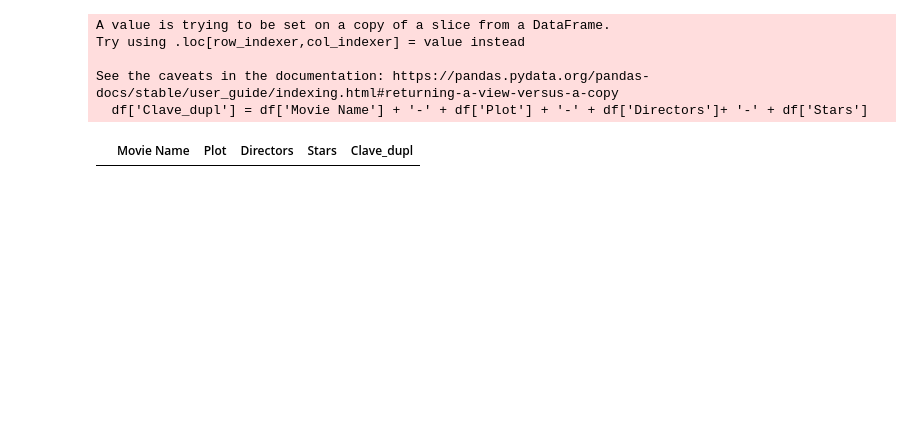
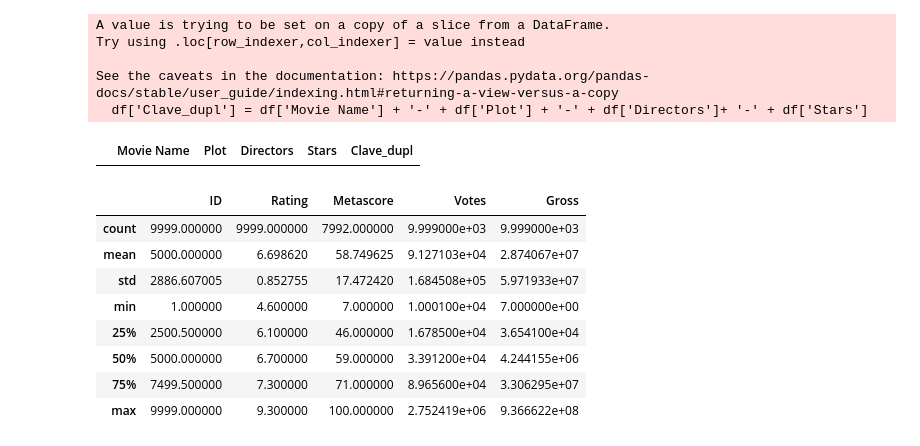
Before and after one commit to JeanetteLeon/Python_Proyecto_Final, a Jupyter notebook: notebooks/01_Analisis_Exploratorio.ipynb, the cells around one changed output. Saved outputs shown, nothing was run; the diff lists cells and outputs as text; code cells hidden in the pictures; blank space fills up the shorter version.

```diff
--- a/notebooks/01_Analisis_Exploratorio.ipynb
+++ b/notebooks/01_Analisis_Exploratorio.ipynb
@@ -229,3 +241,17 @@ Try using .loc[row_indexer,col_indexer] = value instead
 See the caveats in the documentation: https://pandas.pydata.org/pandas-docs/stable/user_guide/indexing.html#returning-a-view-versus-a-copy
   df['Clave_dupl'] = df['Movie Name'] + '-' + df['Plot'] + '-' + df['Directors']+ '-' + df['Stars']
 |  | Movie Name | Plot | Directors | Stars | Clave_dupl |
+# %%
+# Revisión de outliers de datos númericos
+
+dataset.describe()
+# %% [output]
+|  | ID | Rating | Metascore | Votes | Gross |
+| count | 9999.000000 | 9999.000000 | 7992.000000 | 9.999000e+03 | 9.999000e+03 |
+| mean | 5000.000000 | 6.698620 | 58.749625 | 9.127103e+04 | 2.874067e+07 |
+| std | 2886.607005 | 0.852755 | 17.472420 | 1.684508e+05 | 5.971933e+07 |
+| min | 1.000000 | 4.600000 | 7.000000 | 1.000100e+04 | 7.000000e+00 |
+| 25% | 2500.500000 | 6.100000 | 46.000000 | 1.678500e+04 | 3.654100e+04 |
+| 50% | 5000.000000 | 6.700000 | 59.000000 | 3.391200e+04 | 4.244155e+06 |
+| 75% | 7499.500000 | 7.300000 | 71.000000 | 8.965600e+04 | 3.306295e+07 |
+| max | 9999.000000 | 9.300000 | 100.000000 | 2.752419e+06 | 9.366622e+08 |
```
Also changed, not shown: parts of 4 cells of this notebook.
